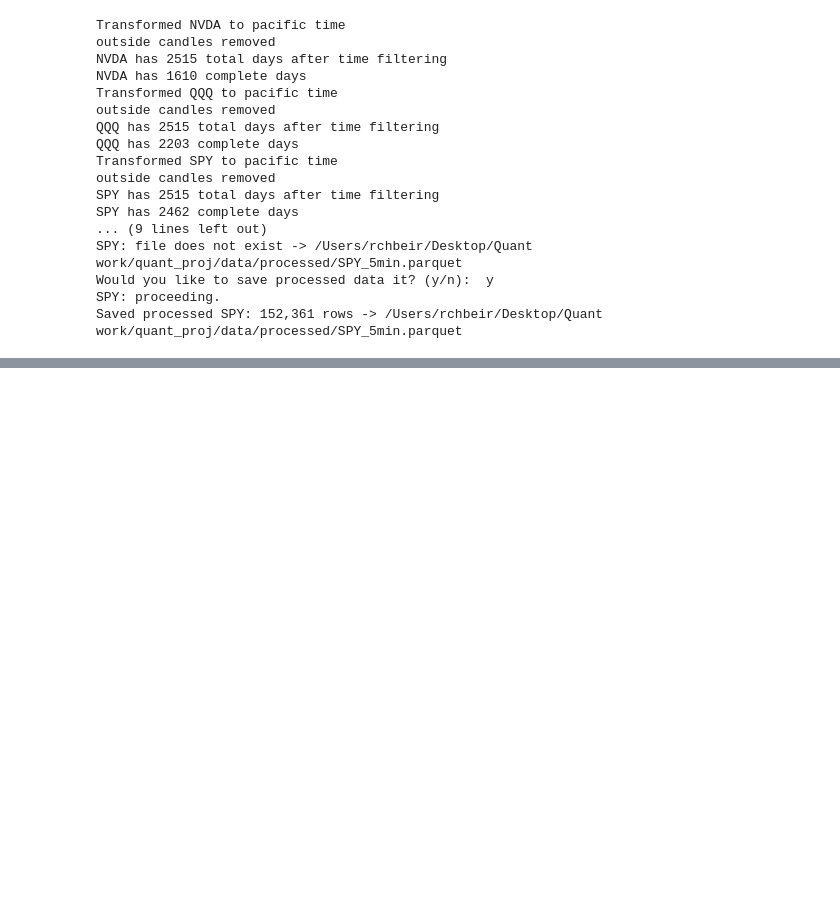
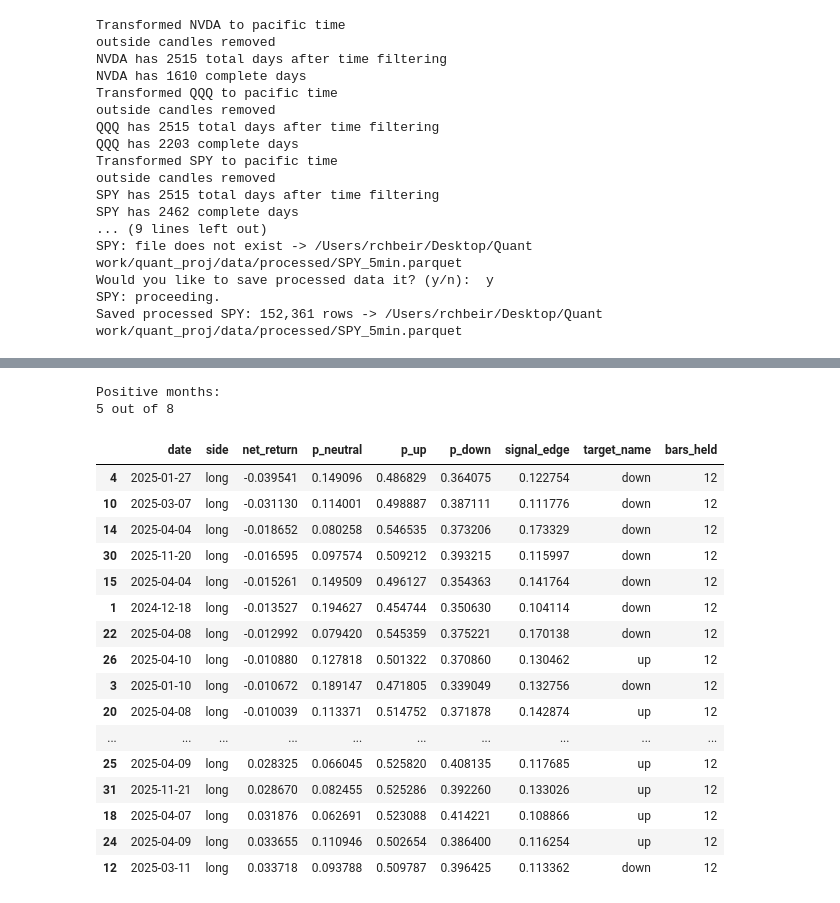
Before and after one commit to raymondchbeir/quant-research, a Jupyter notebook: notebooks/project.ipynb, the cells around one changed output, grey strips where cells are left out. Cells and saved outputs as stored; diff of their text form; code cells hidden in the pictures; blank space fills up the shorter version.

```diff
--- a/notebooks/project.ipynb
+++ b/notebooks/project.ipynb
@@ -1562,0 +3717,60 @@ Saved labeled dataset to /Users/rchbeir/Desktop/Quant work/quant_proj/data/proce
+# %%
+from pathlib import Path
+import pandas as pd
+
+from quant_research.utils.paths import PROCESSED_DATA_DIR
+
+trades_path = (
+    Path(PROCESSED_DATA_DIR)
+    / "probability_backtests_5min"
+    / "final_transformer_locked_test_long_only_min045_edge010"
+    / "trades_edge_0p100.parquet"
+)
+
+locked_trades = pd.read_parquet(trades_path)
+
+locked_trades["entry_timestamp_pt"] = pd.to_datetime(
+    locked_trades["entry_timestamp_pt"]
+)
+
+locked_trades["month"] = locked_trades["entry_timestamp_pt"].dt.to_period("M")
+
+monthly_summary = (
+    locked_trades
+    .groupby("month")["net_return"]
+    .agg(
+        trade_count="count",
+        win_rate=lambda x: (x > 0).mean(),
+        avg_return="mean",
+        total_return_sum="sum",
+        compounded_return=lambda x: (1 + x).prod() - 1,
+    )
+    .reset_index()
+)
+
+display(monthly_summary)
+
+print("Positive months:")
+print(
+    (monthly_summary["total_return_sum"] > 0).sum(),
+    "out of",
+    len(monthly_summary),
+)
+
+display(
+    locked_trades[
+        [
+            "date",
+            "side",
+            "net_return",
+            "p_neutral",
+            "p_up",
+            "p_down",
+            "signal_edge",
+            "target_name",
+            "bars_held",
+        ]
+    ]
+    .sort_values("net_return")
+)
+# %% [output]
@@ -1562,0 +3786,19 @@ Saved labeled dataset to /Users/rchbeir/Desktop/Quant work/quant_proj/data/proce
+Positive months:
+5 out of 8
+|  | date | side | net_return | p_neutral | p_up | p_down | signal_edge | target_name | bars_held |
+| 4 | 2025-01-27 | long | -0.039541 | 0.149096 | 0.486829 | 0.364075 | 0.122754 | down | 12 |
+| 10 | 2025-03-07 | long | -0.031130 | 0.114001 | 0.498887 | 0.387111 | 0.111776 | down | 12 |
+| 14 | 2025-04-04 | long | -0.018652 | 0.080258 | 0.546535 | 0.373206 | 0.173329 | down | 12 |
+| 30 | 2025-11-20 | long | -0.016595 | 0.097574 | 0.509212 | 0.393215 | 0.115997 | down | 12 |
+| 15 | 2025-04-04 | long | -0.015261 | 0.149509 | 0.496127 | 0.354363 | 0.141764 | down | 12 |
+| 1 | 2024-12-18 | long | -0.013527 | 0.194627 | 0.454744 | 0.350630 | 0.104114 | down | 12 |
+| 22 | 2025-04-08 | long | -0.012992 | 0.079420 | 0.545359 | 0.375221 | 0.170138 | down | 12 |
+| 26 | 2025-04-10 | long | -0.010880 | 0.127818 | 0.501322 | 0.370860 | 0.130462 | up | 12 |
+| 3 | 2025-01-10 | long | -0.010672 | 0.189147 | 0.471805 | 0.339049 | 0.132756 | down | 12 |
+| 20 | 2025-04-08 | long | -0.010039 | 0.113371 | 0.514752 | 0.371878 | 0.142874 | up | 12 |
+| ... | ... | ... | ... | ... | ... | ... | ... | ... | ... |
+| 25 | 2025-04-09 | long | 0.028325 | 0.066045 | 0.525820 | 0.408135 | 0.117685 | up | 12 |
+| 31 | 2025-11-21 | long | 0.028670 | 0.082455 | 0.525286 | 0.392260 | 0.133026 | up | 12 |
+| 18 | 2025-04-07 | long | 0.031876 | 0.062691 | 0.523088 | 0.414221 | 0.108866 | up | 12 |
+| 24 | 2025-04-09 | long | 0.033655 | 0.110946 | 0.502654 | 0.386400 | 0.116254 | up | 12 |
+| 12 | 2025-03-11 | long | 0.033718 | 0.093788 | 0.509787 | 0.396425 | 0.113362 | down | 12 |
```
Also changed, not shown: parts of 53 cells of this notebook, 13 other files.
